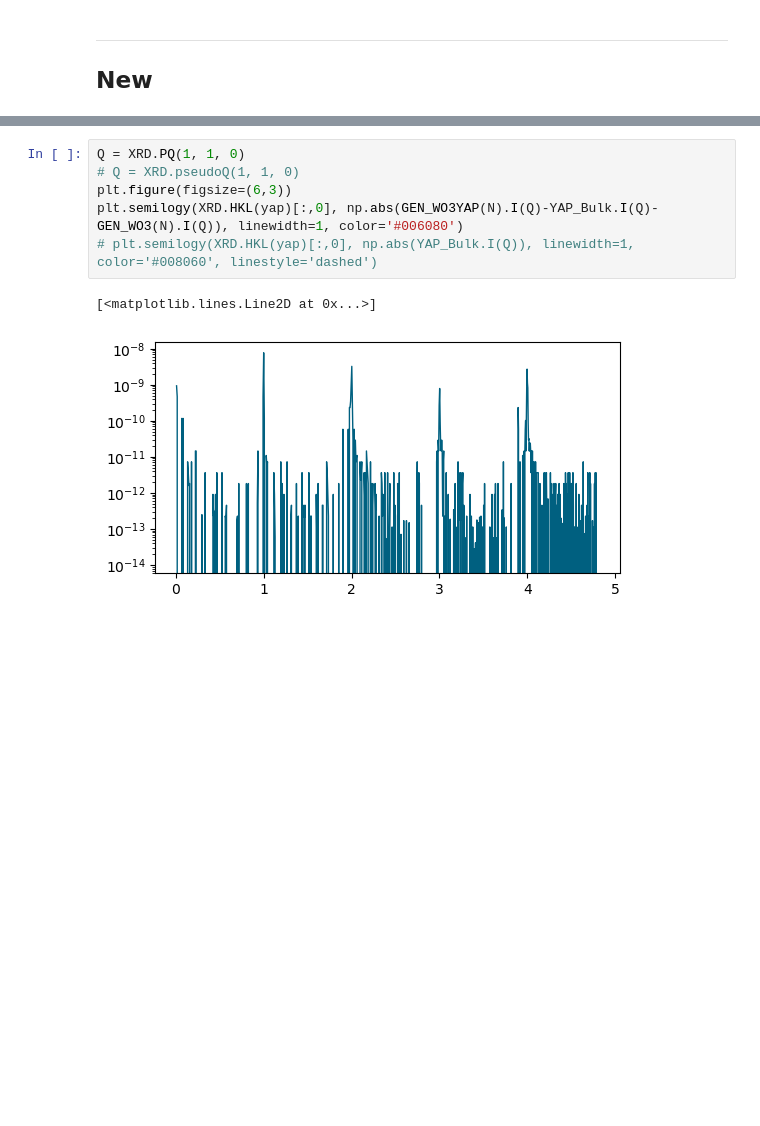
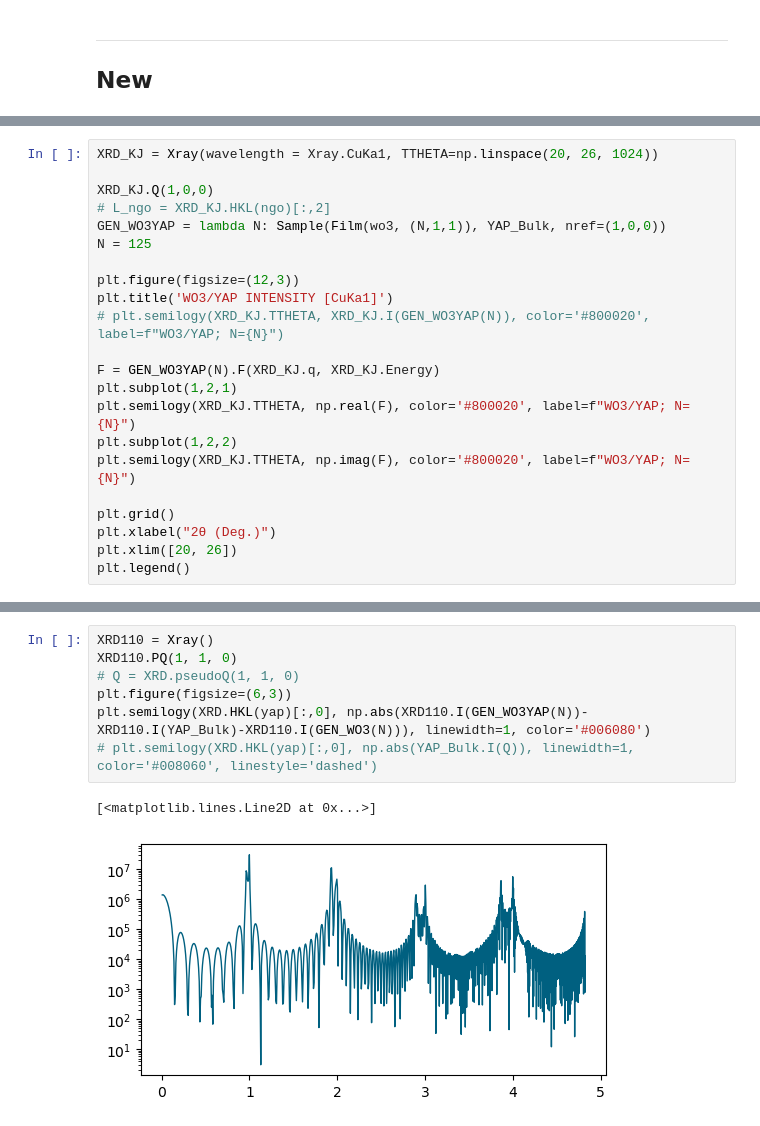
Before and after one commit to SeongSihun/XRD-Analysis, a Jupyter notebook: Example_CTR.ipynb, the cells around one changed output, grey strips where cells are left out. Cells and saved outputs as stored; diff of their text form; blank space fills up the shorter version.

```diff
--- a/Example_CTR.ipynb
+++ b/Example_CTR.ipynb
@@ -265,0 +289,22 @@ wo3.abc[0] * 120
+# %%
+XRD_KJ = Xray(wavelength = Xray.CuKa1, TTHETA=np.linspace(20, 26, 1024))
+
+XRD_KJ.Q(1,0,0)
+# L_ngo = XRD_KJ.HKL(ngo)[:,2]
+GEN_WO3YAP = lambda N: Sample(Film(wo3, (N,1,1)), YAP_Bulk, nref=(1,0,0))
+N = 125
+
+plt.figure(figsize=(12,3))
+plt.title('WO3/YAP INTENSITY [CuKa1]')
+# plt.semilogy(XRD_KJ.TTHETA, XRD_KJ.I(GEN_WO3YAP(N)), color='#800020', label=f"WO3/YAP; N={N}")
+
+F = GEN_WO3YAP(N).F(XRD_KJ.q, XRD_KJ.Energy)
+plt.subplot(1,2,1)
+plt.semilogy(XRD_KJ.TTHETA, np.real(F), color='#800020', label=f"WO3/YAP; N={N}")
+plt.subplot(1,2,2)
+plt.semilogy(XRD_KJ.TTHETA, np.imag(F), color='#800020', label=f"WO3/YAP; N={N}")
+
+plt.grid()
+plt.xlabel("2θ (Deg.)")
+plt.xlim([20, 26])
+plt.legend()
@@ -292,12 +338,13 @@ plt.legend()
 # %%
-Q = XRD.PQ(1, 1, 0)
+XRD110 = Xray()
+XRD110.PQ(1, 1, 0)
 # Q = XRD.pseudoQ(1, 1, 0)
 plt.figure(figsize=(6,3))
-plt.semilogy(XRD.HKL(yap)[:,0], np.abs(GEN_WO3YAP(N).I(Q)-YAP_Bulk.I(Q)-GEN_WO3(N).I(Q)), linewidth=1, color='#006080')
+plt.semilogy(XRD.HKL(yap)[:,0], np.abs(XRD110.I(GEN_WO3YAP(N))-XRD110.I(YAP_Bulk)-XRD110.I(GEN_WO3(N))), linewidth=1, color='#006080')
 # plt.semilogy(XRD.HKL(yap)[:,0], np.abs(YAP_Bulk.I(Q)), linewidth=1, color='#008060', linestyle='dashed')
 # %% [output]
 [<matplotlib.lines.Line2D at 0x...>]
-[figure, old version]
+[figure, new version]
 # %%
 file_path = "./DATA/RAW/STO.json"  # 파일 경로
 with open(file_path, "r") as f:
```
Also changed, not shown: parts of 14 cells of this notebook, 6 other files.
